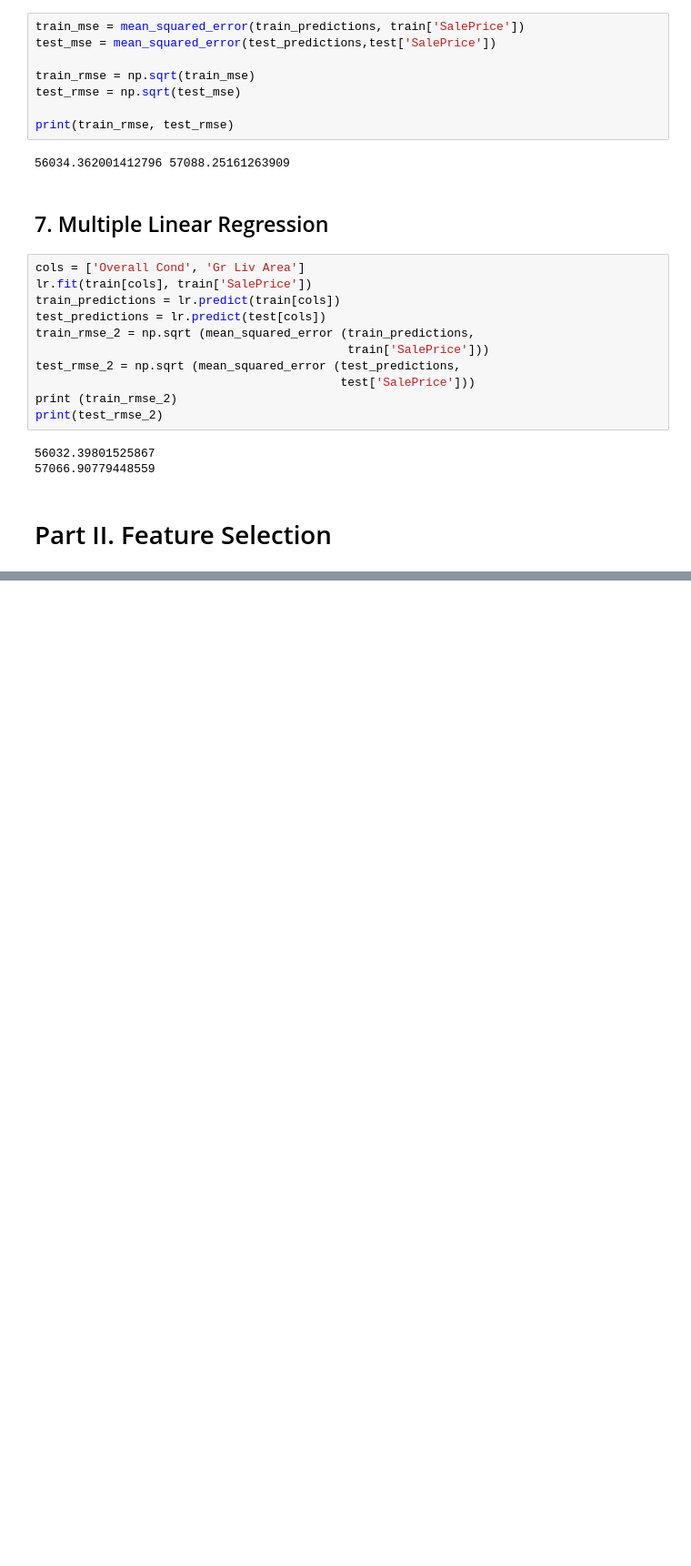
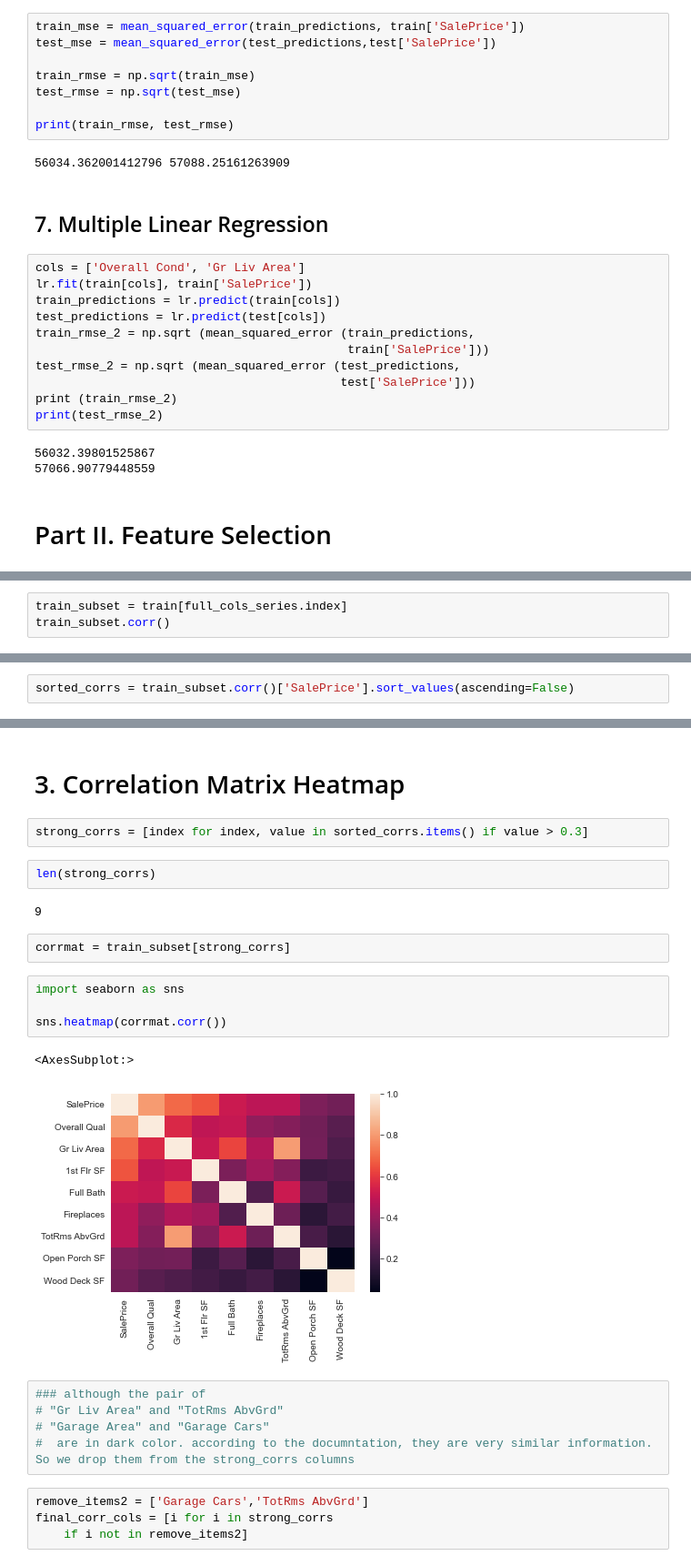
Before and after one commit to joeng2004/dataQuest, a Jupyter notebook: Part 7 ML Intro/Part7_2.ipynb, the cells around one changed output, grey strips where cells are left out. Shown at 91% size. Saved outputs shown, nothing was run; the diff lists cells and outputs as text; blank space fills up the shorter version.

```diff
--- a/Part 7 ML Intro/Part7_2.ipynb
+++ b/Part 7 ML Intro/Part7_2.ipynb
@@ -93,0 +201,3 @@ print(test_rmse_2)
+# %%
+train_subset = train[full_cols_series.index]
+train_subset.corr()
@@ -93,0 +223,2 @@ print(test_rmse_2)
+# %%
+sorted_corrs = train_subset.corr()['SalePrice'].sort_values(ascending=False)
@@ -93,0 +245,26 @@ print(test_rmse_2)
+# %% [markdown]
+# 3. Correlation Matrix Heatmap
+# %%
+strong_corrs = [index for index, value in sorted_corrs.items() if value > 0.3]
+# %%
+len(strong_corrs)
+# %% [output]
+9
+# %%
+corrmat = train_subset[strong_corrs]
+# %%
+import seaborn as sns
+
+sns.heatmap(corrmat.corr())
+# %% [output]
+<AxesSubplot:>
+[figure, added]
+# %%
+### although the pair of
+# "Gr Liv Area" and "TotRms AbvGrd"
+# "Garage Area" and "Garage Cars"
+#  are in dark color. according to the documntation, they are very similar information. So we drop them from the strong_corrs columns
+# %%
+remove_items2 = ['Garage Cars','TotRms AbvGrd']
+final_corr_cols = [i for i in strong_corrs
+    if i not in remove_items2]
```
Also changed, not shown: parts of 26 cells of this notebook, 10 other files.
